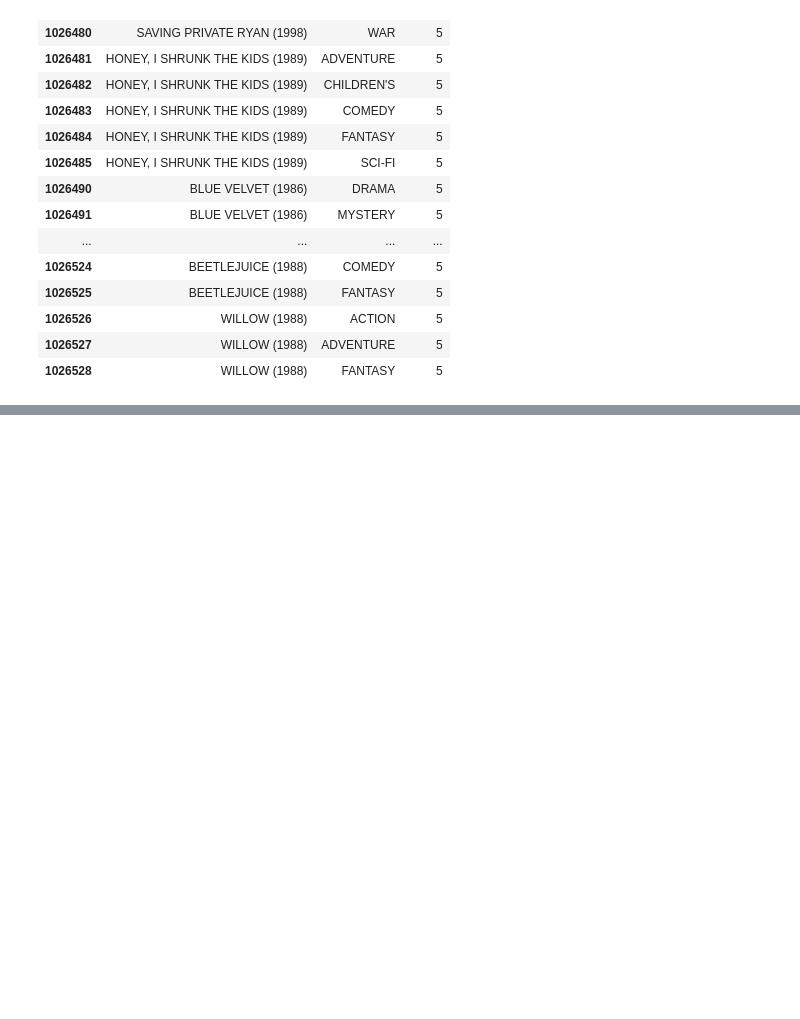
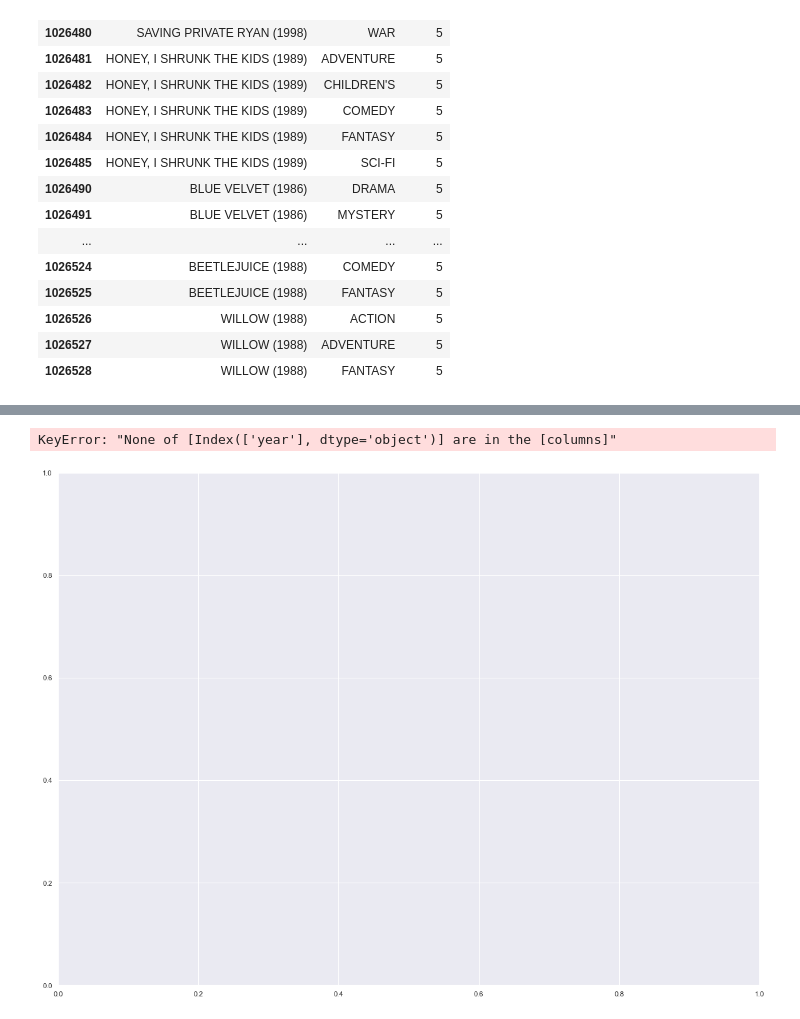
Before and after one commit to ChauHuynh1/DataScience, a Jupyter notebook: RecommenderSystem/MovieRecommenderSystem.ipynb, the cells around one changed output, grey strips where cells are left out. Saved outputs shown, nothing was run; the diff lists cells and outputs as text; code cells hidden in the pictures; blank space fills up the shorter version.

Commit message:
update movies

```diff
--- a/RecommenderSystem/MovieRecommenderSystem.ipynb
+++ b/RecommenderSystem/MovieRecommenderSystem.ipynb
@@ -678,0 +675,5 @@ Text(0, 0.5, '')
+# %%
+movies.boxplot(column= "year")
+# %% [output]
+KeyError: "None of [Index(['year'], dtype='object')] are in the [columns]"
+[figure, added]
```
Also changed, not shown: parts of 5 cells of this notebook.
